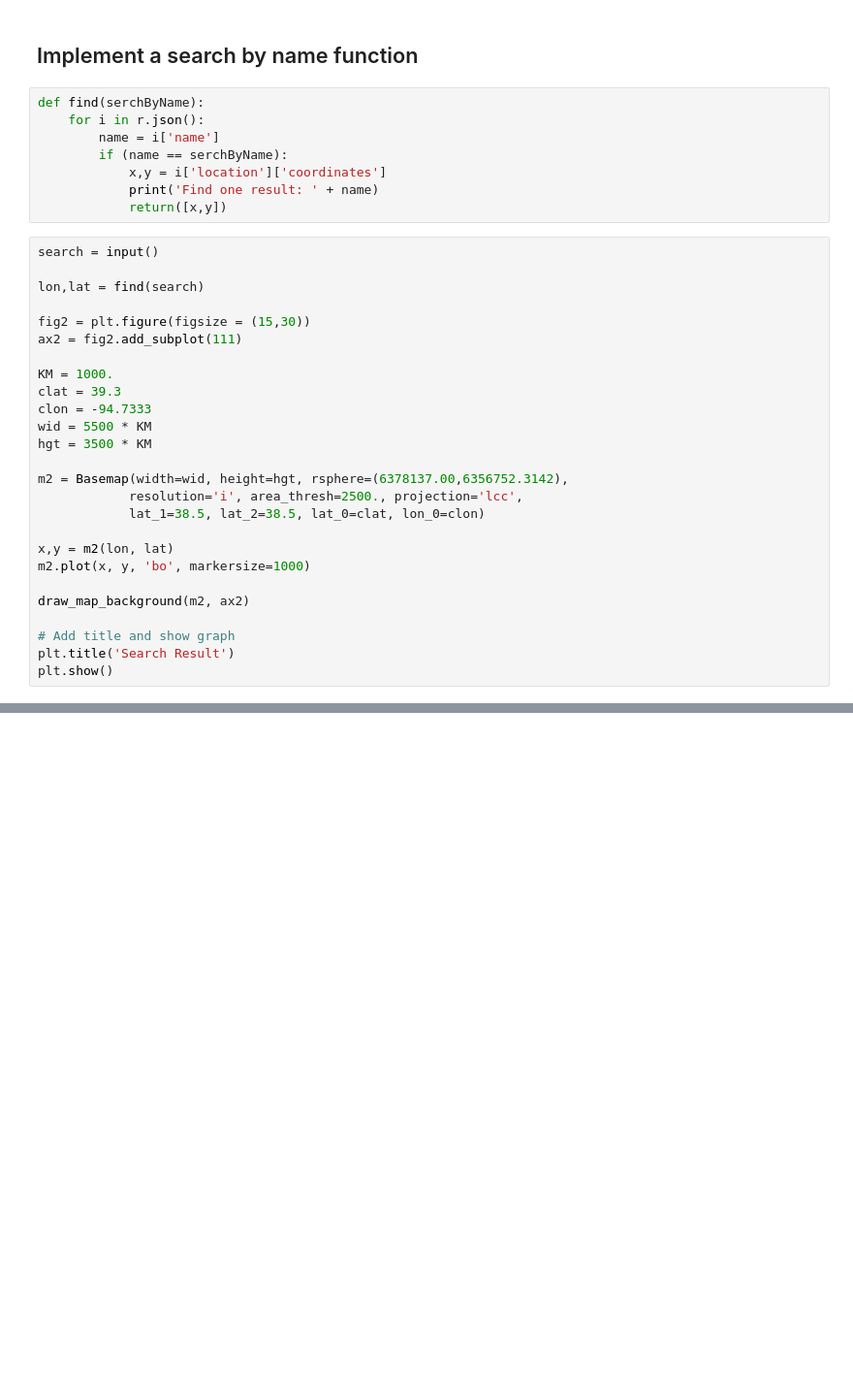
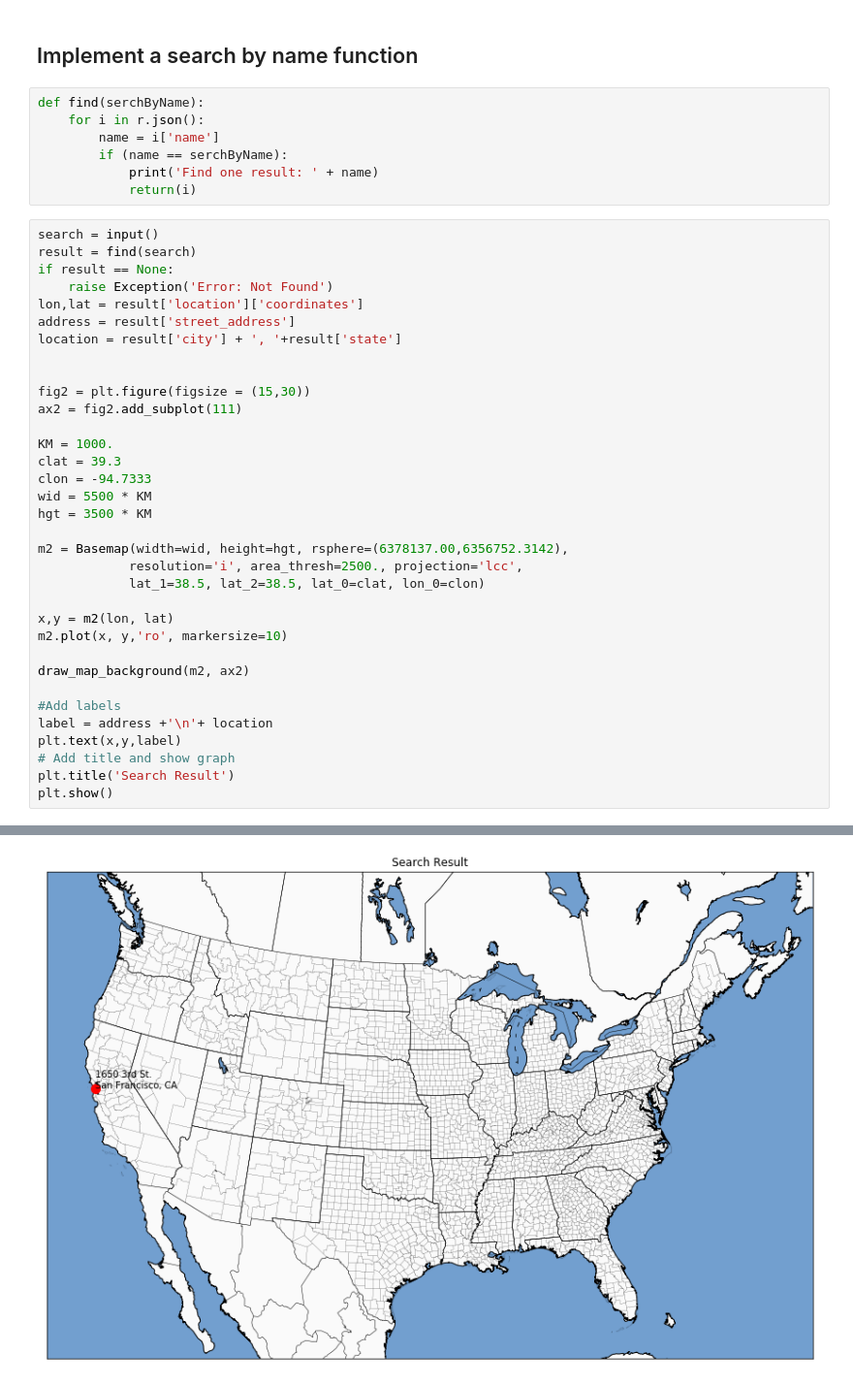
Before and after one commit to rainite/Volta-Charging, a Jupyter notebook: Volta Code Challenge.ipynb, the cells around one changed output, grey strips where cells are left out. Shown at 97% size. Saved outputs shown, nothing was run; the diff lists cells and outputs as text; blank space fills up the shorter version.

Commit message:
ver.3
Improved the search function. Add label to show the exact location of
the searched station

```diff
--- a/Volta Code Challenge.ipynb
+++ b/Volta Code Challenge.ipynb
@@ -65,13 +67,17 @@ def find(serchByName):
     for i in r.json():
         name = i['name']
         if (name == serchByName):
-            x,y = i['location']['coordinates']
             print('Find one result: ' + name)
-            return([x,y])
+            return(i)
 # %%
 search = input()
+result = find(search)
+if result == None:
+    raise Exception('Error: Not Found')
+lon,lat = result['location']['coordinates']
+address = result['street_address']
+location = result['city'] + ', '+result['state']
 
-lon,lat = find(search)
 
 fig2 = plt.figure(figsize = (15,30))
 ax2 = fig2.add_subplot(111)
@@ -87,10 +93,14 @@ m2 = Basemap(width=wid, height=hgt, rsphere=(6378137.00,6356752.3142),
             lat_1=38.5, lat_2=38.5, lat_0=clat, lon_0=clon)
 
 x,y = m2(lon, lat)
-m2.plot(x, y, 'bo', markersize=1000)
+m2.plot(x, y,'ro', markersize=10)
 
 draw_map_background(m2, ax2)
 
+#Add labels
+label = address +'\n'+ location
+plt.text(x,y,label)
 # Add title and show graph
 plt.title('Search Result')
 plt.show()
+# %% [output]
@@ -96,0 +109 @@ plt.show()
+[figure, added]
```
Also changed, not shown: parts of 3 cells of this notebook.
